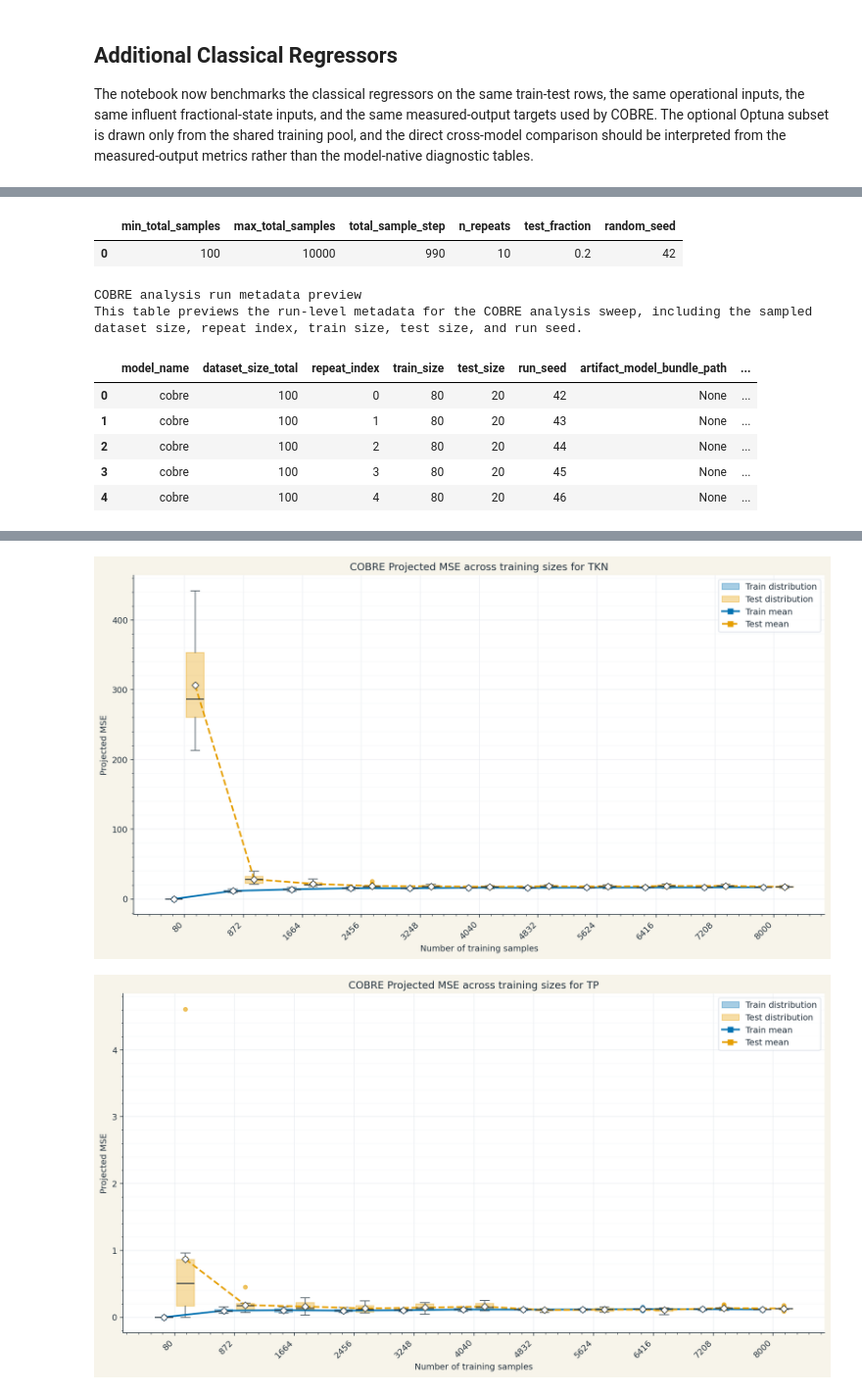
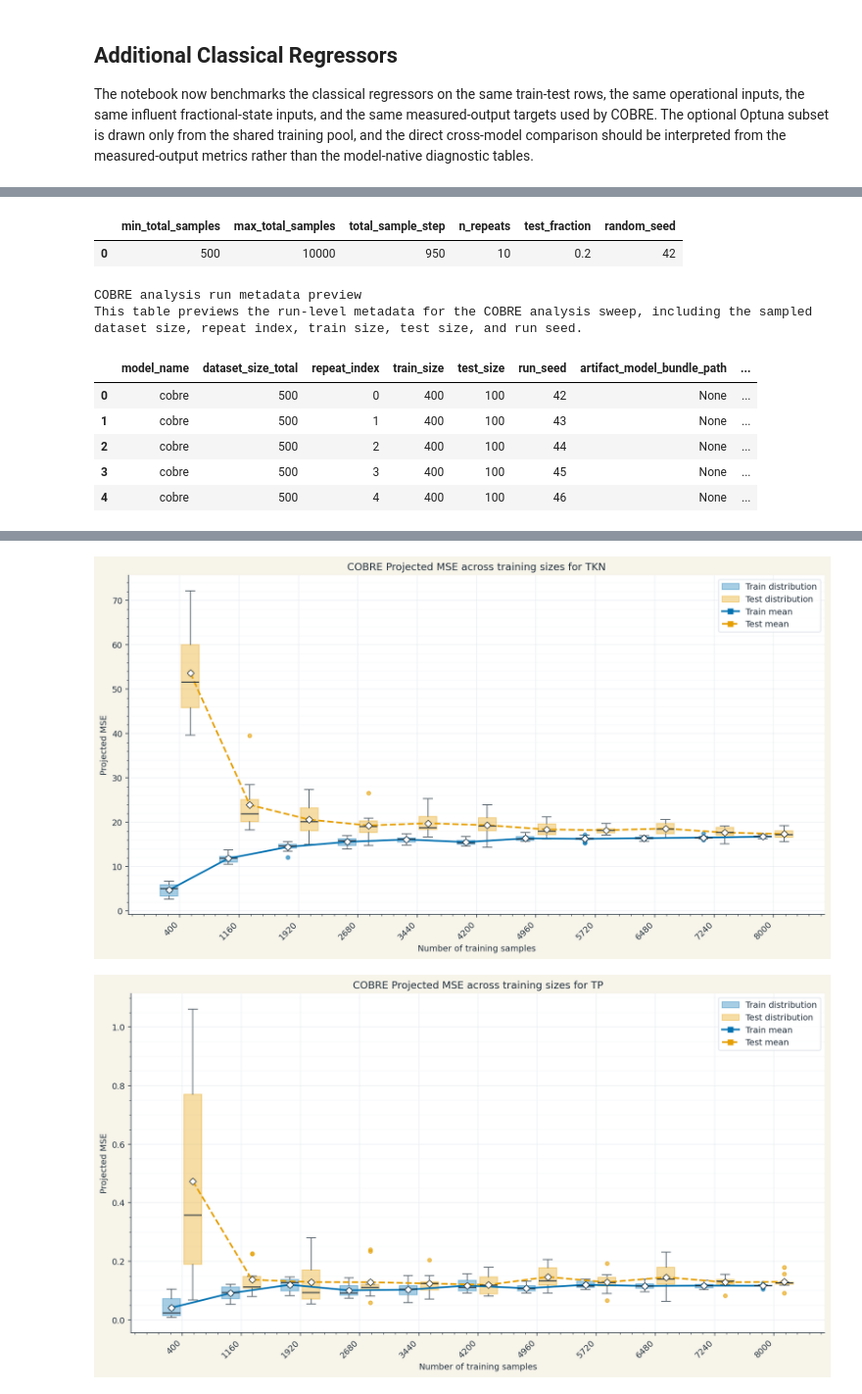
Before and after one commit to egbertoselerio1997/pibre-model, a Jupyter notebook: main.ipynb, the cells around one changed output, grey strips where cells are left out. Shown at 98% size. Saved outputs shown, nothing was run; the diff lists cells and outputs as text; code cells hidden in the pictures.

```diff
--- a/main.ipynb
+++ b/main.ipynb
@@ -1164,19 +1210,13 @@ cobre_analysis_result = run_model_dataset_size_analysis(
     **analysis_overrides,
     )
 
-if analysis_metric not in cobre_analysis_result["per_target_metrics"].columns:
-    available_metrics = [
-        column
-        for column in cobre_analysis_result["per_target_metrics"].columns
-        if column.startswith(("projected_", "raw_"))
-        ]
-    raise KeyError(
-        f"Requested metric '{analysis_metric}' is unavailable for COBRE analysis. "
-        f"Available metrics: {', '.join(sorted(available_metrics))}."
-        )
+effective_analysis_metric = report_analysis_metric_selection(
+    cobre_analysis_result["per_target_metrics"],
+    analysis_metric,
+    model_label="COBRE",
+    )
 
 print("COBRE analysis complete.")
-print(f"Metric: {analysis_metric}")
 print(f"Prediction tables returned: {len(cobre_analysis_result['prediction_tables'])}")
 describe_and_display_table(
     "COBRE analysis configuration",
@@ -1192,7 +1232,7 @@ describe_and_display_table(
 for target_name in cobre_dataset.targets.columns:
     figure, _ = plot_train_test_metric_boxplots(
         cobre_analysis_result["per_target_metrics"],
-        metric_name=analysis_metric,
+        metric_name=effective_analysis_metric,
         target_name=target_name,
         model_name="COBRE",
         )
@@ -1205,12 +1245,12 @@ Prediction tables returned: 220
 COBRE analysis configuration
 This table lists the dataset-size sweep configuration used to evaluate COBRE under repeated train-test resampling.
 |  | min_total_samples | max_total_samples | total_sample_step | n_repeats | test_fraction | random_seed |
-| 0 | 100 | 10000 | 990 | 10 | 0.2 | 42 |
+| 0 | 500 | 10000 | 950 | 10 | 0.2 | 42 |
 COBRE analysis run metadata preview
 This table previews the run-level metadata for the COBRE analysis sweep, including the sampled dataset size, repeat index, train size, test size, and run seed.
 |  | model_name | dataset_size_total | repeat_index | train_size | test_size | run_seed | artifact_model_bundle_path | ... |
-| 0 | cobre | 100 | 0 | 80 | 20 | 42 | None | ... |
-| 1 | cobre | 100 | 1 | 80 | 20 | 43 | None | ... |
-| 2 | cobre | 100 | 2 | 80 | 20 | 44 | None | ... |
-| 3 | cobre | 100 | 3 | 80 | 20 | 45 | None | ... |
-| 4 | cobre | 100 | 4 | 80 | 20 | 46 | None | ... |
+| 0 | cobre | 500 | 0 | 400 | 100 | 42 | None | ... |
+| 1 | cobre | 500 | 1 | 400 | 100 | 43 | None | ... |
+| 2 | cobre | 500 | 2 | 400 | 100 | 44 | None | ... |
+| 3 | cobre | 500 | 3 | 400 | 100 | 45 | None | ... |
+| 4 | cobre | 500 | 4 | 400 | 100 | 46 | None | ... |
@@ -1219,2 +1259,2 @@ This table previews the run-level metadata for the COBRE analysis sweep, includi
-[figure, old version]
+[figure, new version]
-[figure, old version]
+[figure, new version]
```
Also changed, not shown: parts of 13 cells of this notebook, 8 other files.
